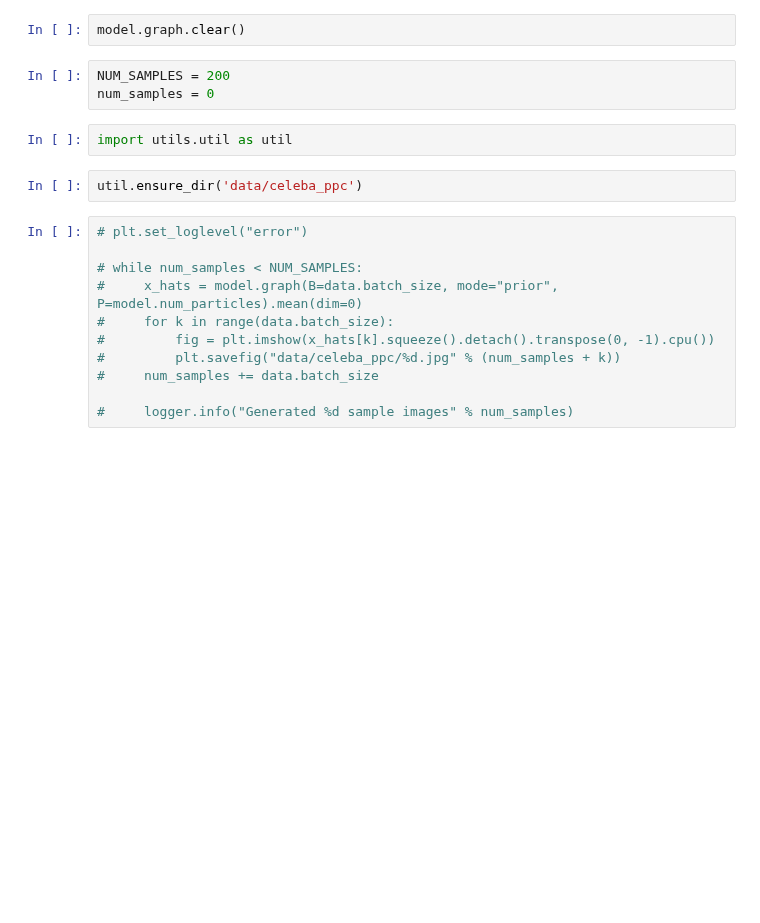
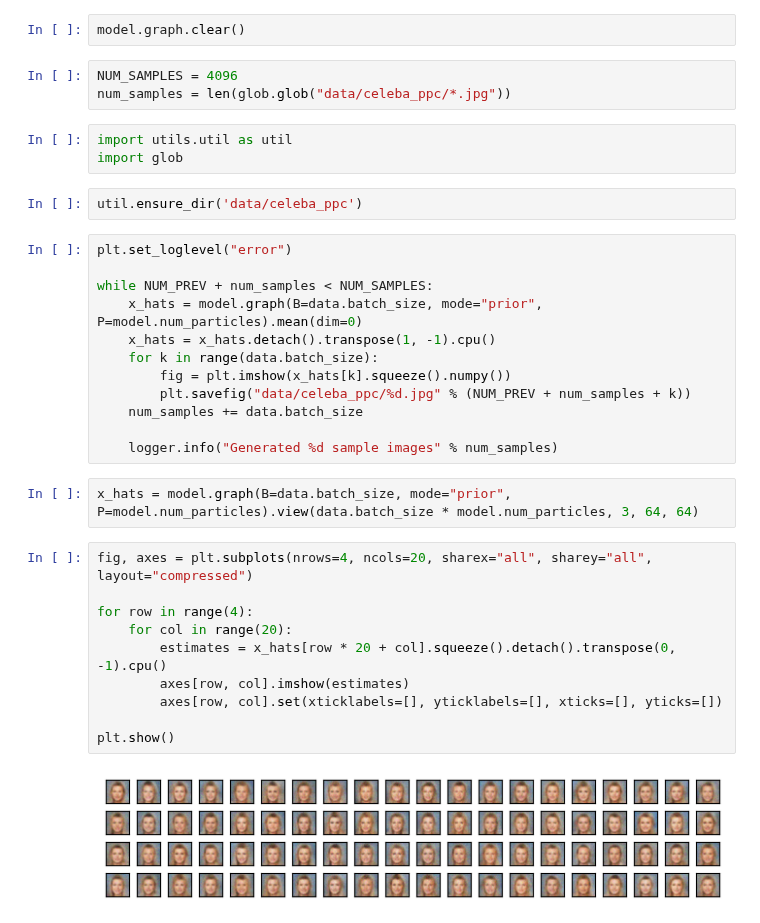
Before and after one commit to esennesh/dcpc_paper, a Jupyter notebook: experiments/ppc_celeba_eval.ipynb, the cells around one changed output. Saved outputs shown, nothing was run; the diff lists cells and outputs as text; blank space fills up the shorter version.

```diff
--- a/experiments/ppc_celeba_eval.ipynb
+++ b/experiments/ppc_celeba_eval.ipynb
@@ -109,20 +267,36 @@ MEAN_SQUARED_ERROR.mean(), MEAN_SQUARED_ERROR.std()
 # %%
 model.graph.clear()
 # %%
-NUM_SAMPLES = 200
-num_samples = 0
+NUM_SAMPLES = 4096
+num_samples = len(glob.glob("data/celeba_ppc/*.jpg"))
 # %%
 import utils.util as util
+import glob
 # %%
 util.ensure_dir('data/celeba_ppc')
 # %%
-# plt.set_loglevel("error")
+plt.set_loglevel("error")
 
-# while num_samples < NUM_SAMPLES:
-#     x_hats = model.graph(B=data.batch_size, mode="prior", P=model.num_particles).mean(dim=0)
-#     for k in range(data.batch_size):
-#         fig = plt.imshow(x_hats[k].squeeze().detach().transpose(0, -1).cpu())
-#         plt.savefig("data/celeba_ppc/%d.jpg" % (num_samples + k))
-#     num_samples += data.batch_size
+while NUM_PREV + num_samples < NUM_SAMPLES:
+    x_hats = model.graph(B=data.batch_size, mode="prior", P=model.num_particles).mean(dim=0)
+    x_hats = x_hats.detach().transpose(1, -1).cpu()
+    for k in range(data.batch_size):
+        fig = plt.imshow(x_hats[k].squeeze().numpy())
+        plt.savefig("data/celeba_ppc/%d.jpg" % (NUM_PREV + num_samples + k))
+    num_samples += data.batch_size
 
-#     logger.info("Generated %d sample images" % num_samples)
+    logger.info("Generated %d sample images" % num_samples)
+# %%
+x_hats = model.graph(B=data.batch_size, mode="prior", P=model.num_particles).view(data.batch_size * model.num_particles, 3, 64, 64)
+# %%
+fig, axes = plt.subplots(nrows=4, ncols=20, sharex="all", sharey="all", layout="compressed")
+
+for row in range(4):
+    for col in range(20):
+        estimates = x_hats[row * 20 + col].squeeze().detach().transpose(0, -1).cpu()
+        axes[row, col].imshow(estimates)
+        axes[row, col].set(xticklabels=[], yticklabels=[], xticks=[], yticks=[])
+
+plt.show()
+# %% [output]
+[figure, added]
```
Also changed, not shown: parts of 13 cells of this notebook.
